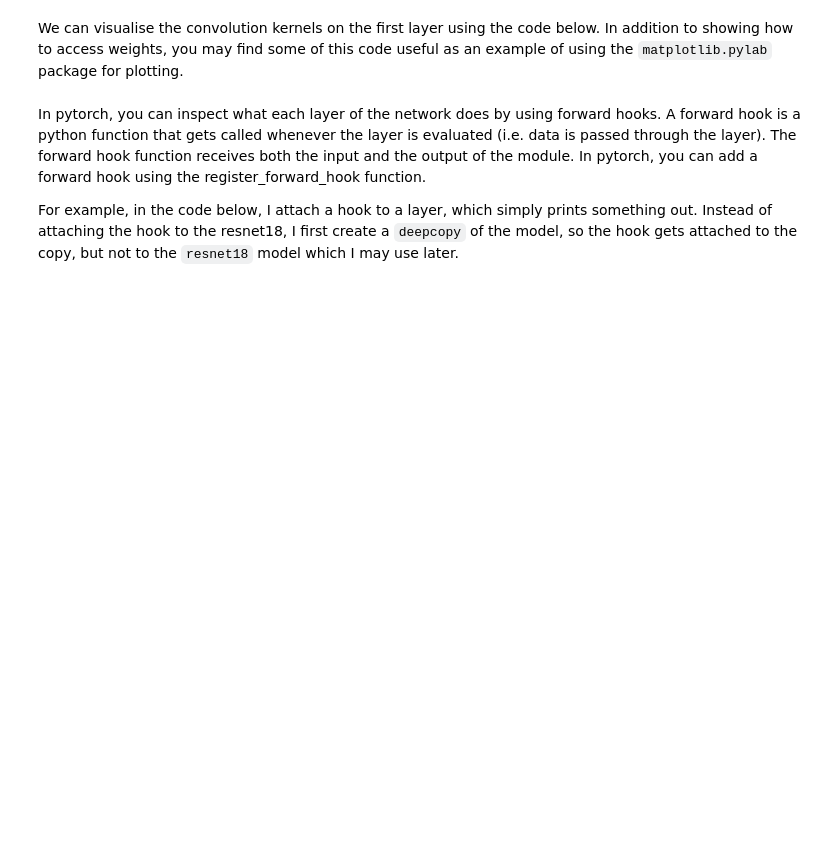
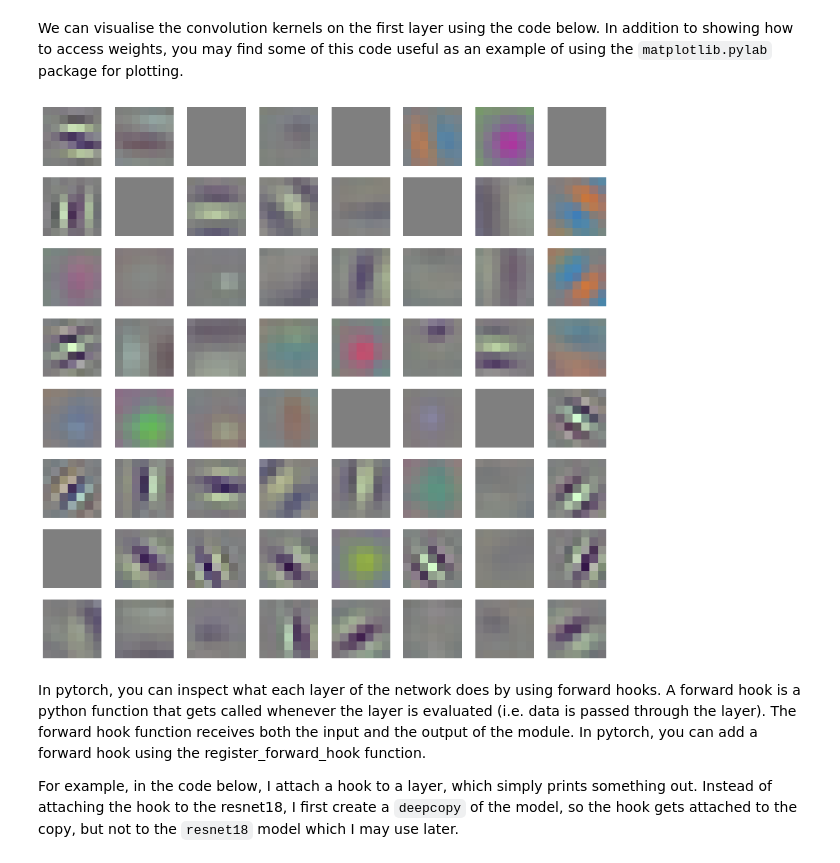
Before and after one commit to nitishbala2000/DeepNeuralNetworks, a Jupyter notebook: dnn_assignment_2.ipynb, the cells around one changed output. Cells and saved outputs as stored; diff of their text form; code cells hidden in the pictures; blank space fills up the shorter version.

```diff
--- a/dnn_assignment_2.ipynb
+++ b/dnn_assignment_2.ipynb
@@ -135,19 +252,22 @@ We can visualise the convolution kernels on the first layer using the code below
 # %%
 import numpy as np
 from matplotlib import pylab as plt
 
-f = plt.figure(figsize = (8,8))
+f = plt.figure(figsize = (15,15))
 
 weights = resnet18.conv1.weight.detach().numpy()
+
 #normalising weights so a value of 0 becomes gray, and colours stay within [0,1]
 weights = weights/(np.abs(weights).max())/2+0.5
 
 #there are 64 convolution kernels, which we will arrange along an 8x8 grid
 for i, w in enumerate(weights):
-  plt.subplot(8, 8, i+1)
-  # we move the colour channel axis to the end, this is where imshow expects it
-  plt.imshow(np.moveaxis(w, 0, -1));
-  plt.axis('off')
+    plt.subplot(8, 8, i+1)
+    # we move the colour channel axis to the end, this is where imshow expects it
+    plt.imshow(np.moveaxis(w, 0, -1));
+    plt.axis('off')
+# %% [output]
+[figure, added]
 # %% [markdown]
 In pytorch, you can inspect what each layer of the network does by using forward hooks. A forward hook is a python function that gets called whenever the layer is evaluated (i.e. data is passed through the layer). The forward hook function receives both the input and the output of the module. In pytorch, you can add a forward hook using the register_forward_hook function.
 
```
Also changed, not shown: parts of 90 cells of this notebook, 1 other file.
